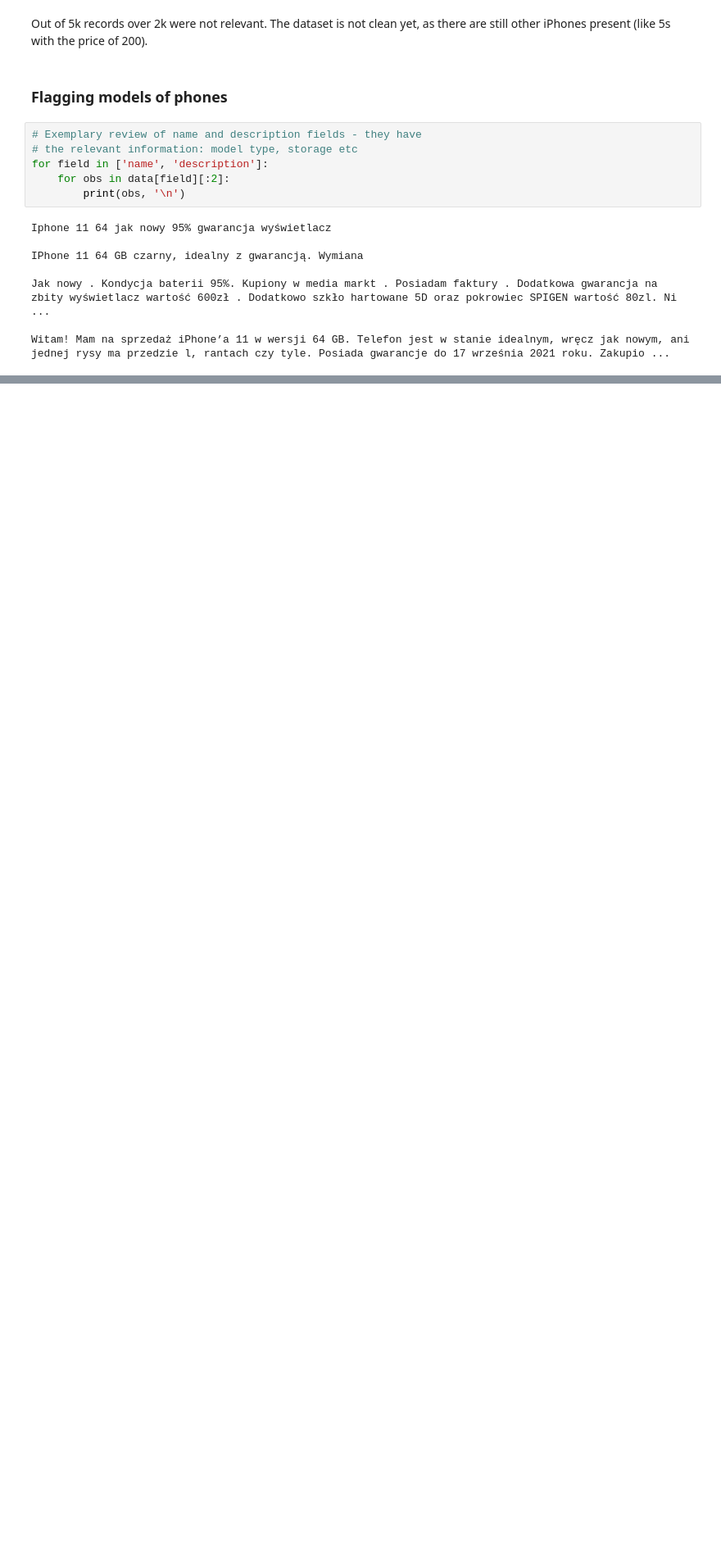
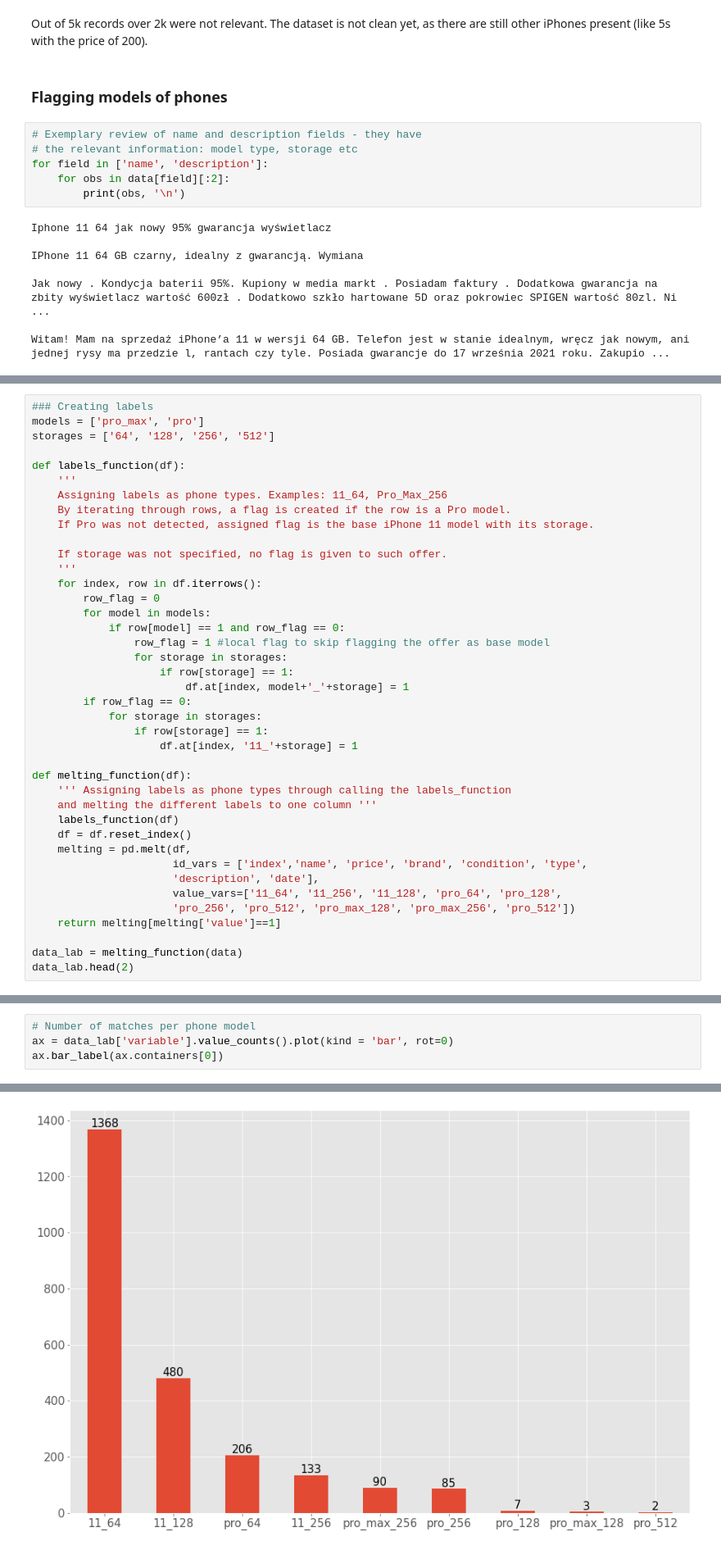
Before and after one commit to pzolnierczyk/phone-price-forecasting, a Jupyter notebook: price_forecasting.ipynb, the cells around one changed output, grey strips where cells are left out. Shown at 82% size. Saved outputs shown, nothing was run; the diff lists cells and outputs as text; blank space fills up the shorter version.

```diff
--- a/price_forecasting.ipynb
+++ b/price_forecasting.ipynb
@@ -159,0 +234,40 @@ There are usually a few types of one iPhone model. In the case of iPhone 11, the
+# %%
+### Creating labels
+models = ['pro_max', 'pro']
+storages = ['64', '128', '256', '512']
+
+def labels_function(df):
+    '''
+    Assigning labels as phone types. Examples: 11_64, Pro_Max_256
+    By iterating through rows, a flag is created if the row is a Pro model.
+    If Pro was not detected, assigned flag is the base iPhone 11 model with its storage.
+
+    If storage was not specified, no flag is given to such offer.
+    '''
+    for index, row in df.iterrows():
+        row_flag = 0
+        for model in models:
+            if row[model] == 1 and row_flag == 0:
+                row_flag = 1 #local flag to skip flagging the offer as base model
+                for storage in storages:
+                    if row[storage] == 1:
+                        df.at[index, model+'_'+storage] = 1
+        if row_flag == 0:
+            for storage in storages:
+                if row[storage] == 1:
+                    df.at[index, '11_'+storage] = 1
+
+def melting_function(df):
+    ''' Assigning labels as phone types through calling the labels_function
+    and melting the different labels to one column '''
+    labels_function(df)
+    df = df.reset_index()
+    melting = pd.melt(df,
+                      id_vars = ['index','name', 'price', 'brand', 'condition', 'type',
+                      'description', 'date'],
+                      value_vars=['11_64', '11_256', '11_128', 'pro_64', 'pro_128',
+                      'pro_256', 'pro_512', 'pro_max_128', 'pro_max_256', 'pro_512'])
+    return melting[melting['value']==1]
+
+data_lab = melting_function(data)
+data_lab.head(2)
@@ -159,0 +299,5 @@ There are usually a few types of one iPhone model. In the case of iPhone 11, the
+# %%
+# Number of matches per phone model
+ax = data_lab['variable'].value_counts().plot(kind = 'bar', rot=0)
+ax.bar_label(ax.containers[0])
+# %% [output]
@@ -159,0 +313 @@ There are usually a few types of one iPhone model. In the case of iPhone 11, the
+[figure, added]
```
Also changed, not shown: parts of 23 cells of this notebook.
